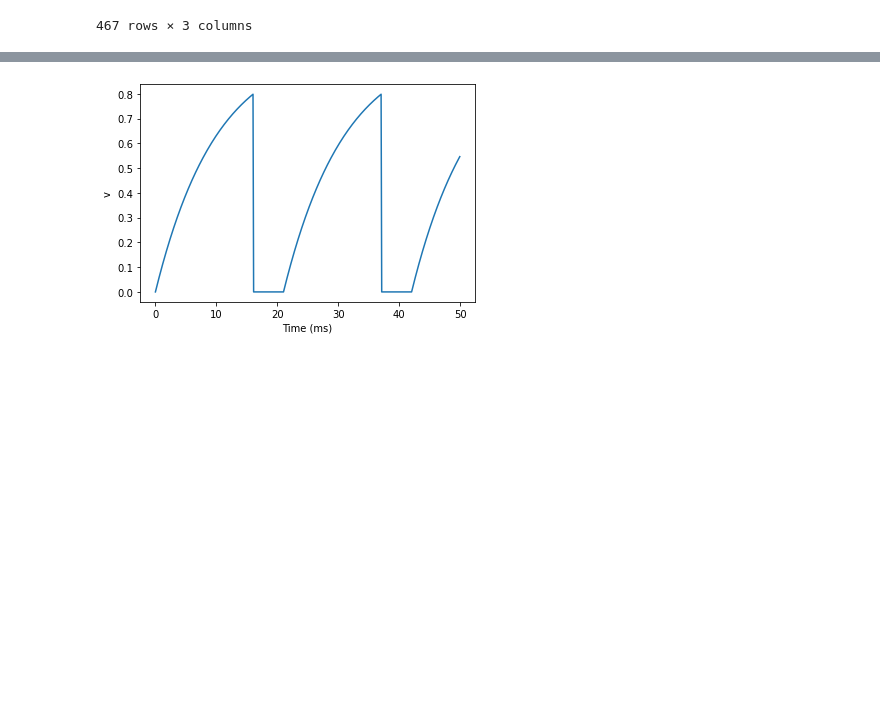
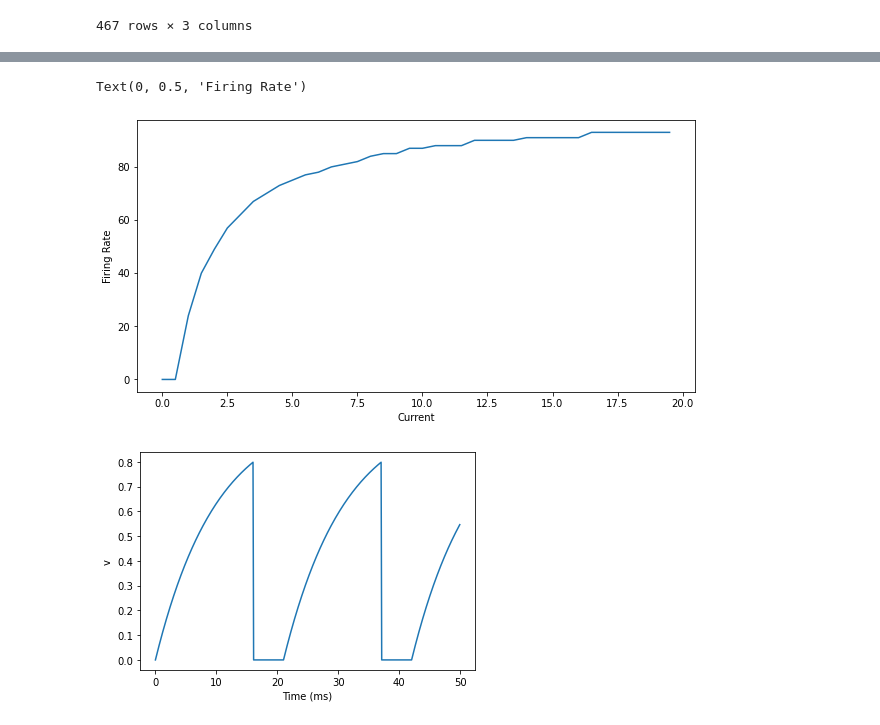
Before and after one commit to samuelbrege/snnResearch, a Jupyter notebook: cellTests.ipynb, the cells around one changed output, grey strips where cells are left out. Saved outputs shown, nothing was run; the diff lists cells and outputs as text; code cells hidden in the pictures; blank space fills up the shorter version.

```diff
--- a/cellTests.ipynb
+++ b/cellTests.ipynb
@@ -56,3 +73,44 @@ ax.set_ylabel('v')
+# %%
+#LIF neuron FI curve
+
+currents = np.arange(0,20,0.5)
+fr = []
+for i in currents:
+
+    b2.start_scope()
+
+    #constants/hyperparameters
+    tau = 10*b2.ms
+    threshold = 0.8
+    reset = 0
+    refractory = 5 * b2.ms
+    time = 500 * b2.ms
+    b2.defaultclock.dt = 0.1 * b2.ms
+
+
+    eqs = '''
+    dv/dt = (I-v)/tau : 1 (unless refractory)
+    I : 1
+    '''
+
+    G = b2.NeuronGroup(1, eqs, threshold='v>'+str(threshold), reset='v = '+str(reset),
+                        refractory=refractory, method='exact')
+
+    S = b2.SpikeMonitor(G, variables = 'v')
+
+    G.I = i
+
+    b2.run(time)
+
+    fr.append(len(S.v))
+
+fig, ax = plt.subplots(figsize=(10,5))
+ax.plot(currents, fr)
+ax.set_xlabel('Current')
+ax.set_ylabel('Firing Rate')
+# %% [output]
+Text(0, 0.5, 'Firing Rate')
+[figure, added]
 # %%
 #Speed cell
 #Firing rate proportional to speed
```
Also changed, not shown: parts of 3 cells of this notebook.
